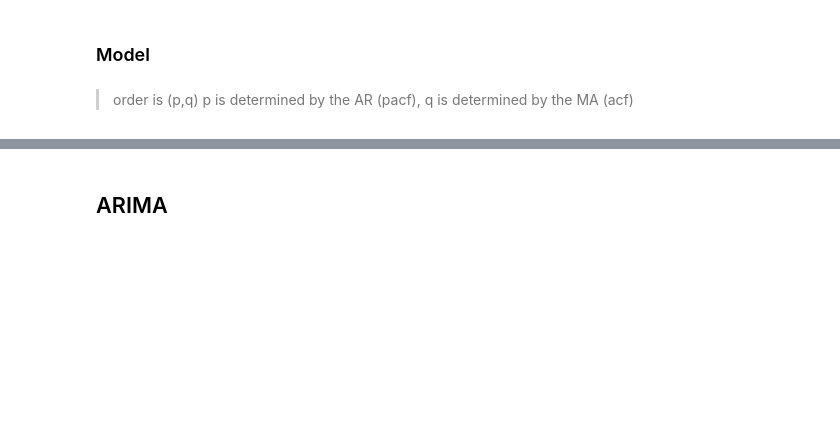
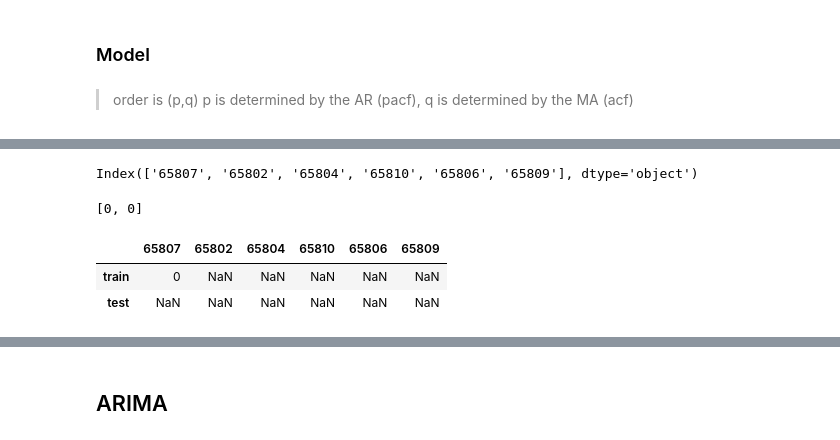
Before and after one commit to tjkim614/springfield_housing_analysis, a Jupyter notebook: 2-Modeling.ipynb, the cells around one changed output, grey strips where cells are left out. Drawn from its saved outputs; the diff is of its cells as text; code cells hidden in the pictures; blank space fills up the shorter version.

```diff
--- a/2-Modeling.ipynb
+++ b/2-Modeling.ipynb
@@ -95,0 +197,22 @@ plt.show()
+# %%
+sf_diff_train.columns
+# %% [output]
+Index(['65807', '65802', '65804', '65810', '65806', '65809'], dtype='object')
+# %%
+r,c = 0,-1
+c += 1
+if c == 3 and r < 1:
+    c = 0
+    r = 1
+
+print([int(r), int(c)])
+# %% [output]
+[0, 0]
+# %%
+df_rmse = pd.DataFrame(index=['train', 'test'], columns=sf_diff_train.columns)
+df_rmse.loc['train', '65807'] = 0
+df_rmse
+# %% [output]
+|  | 65807 | 65802 | 65804 | 65810 | 65806 | 65809 |
+| train | 0 | NaN | NaN | NaN | NaN | NaN |
+| test | NaN | NaN | NaN | NaN | NaN | NaN |
```
Also changed, not shown: parts of 10 cells of this notebook.
